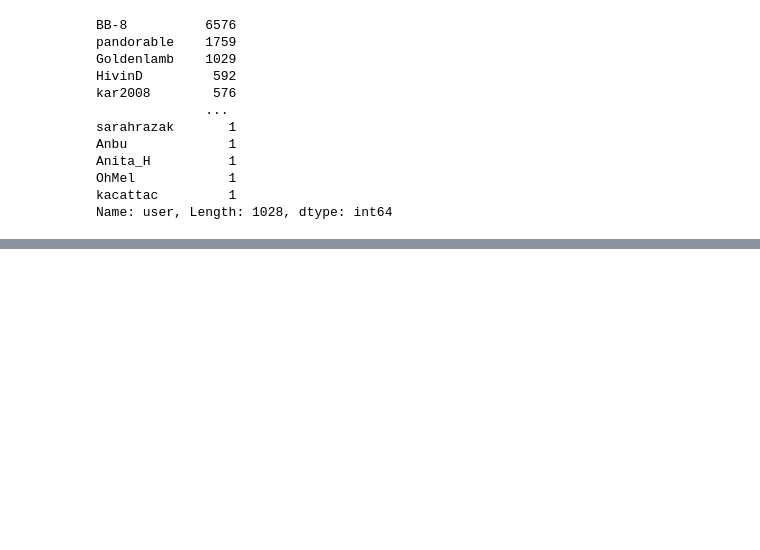
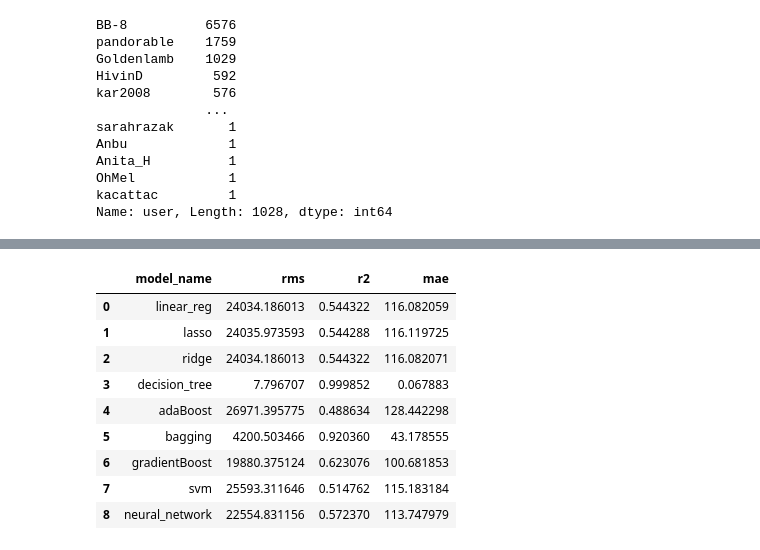
Before and after one commit to juliusmarkwei/Scrabble-Player-Rating, a Jupyter notebook: scrabble-player-rating.ipynb, the cells around one changed output, grey strips where cells are left out. Saved outputs shown, nothing was run; the diff lists cells and outputs as text; code cells hidden in the pictures; blank space fills up the shorter version.

```diff
--- a/scrabble-player-rating.ipynb
+++ b/scrabble-player-rating.ipynb
@@ -205,0 +261,32 @@ users_who_won[0]
+# %%
+def evaluate_models(models_dict, x_train, y_train):
+    """
+    Evaluate models using x_train and y_train data.
+
+    Parameters:
+        - models (dict): Dictionary of models with model names as keys and model initialization as values.
+        - x_train (array-like): Input training data.
+        - y_train (array-like): Target training data.
+
+    Returns:
+        - df (pandas DataFrame): DataFrame containing model_name, rms, r2, and mae for each model.
+    """
+    results = []
+    for model_name, model in models_dict.items():
+        # Fit the model
+        model.fit(x_train, y_train)
+
+        # Predict on training data
+        y_pred = model.predict(x_train)
+
+        # Calculate evaluation metrics
+        rms = mean_squared_error(y_train, y_pred, squared=True)
+        r2 = r2_score(y_train, y_pred)
+        mae = mean_absolute_error(y_train, y_pred)
+
+        # Append results to list
+        results.append([model_name, rms, r2, mae])
+    # Create DataFrame from results list
+    df = pd.DataFrame(results, columns=['model_name', 'rms', 'r2', 'mae'])
+
+    return df
@@ -205,0 +302,16 @@ users_who_won[0]
+# %%
+X_train = train_df.drop(['user', 'game_id', 'user_rating'], axis=1)
+Y_train = train_df['user_rating']
+# %%
+evaluate_models(models, X_train, Y_train)
+# %% [output]
+|  | model_name | rms | r2 | mae |
+| 0 | linear_reg | 24034.186013 | 0.544322 | 116.082059 |
+| 1 | lasso | 24035.973593 | 0.544288 | 116.119725 |
+| 2 | ridge | 24034.186013 | 0.544322 | 116.082071 |
+| 3 | decision_tree | 7.796707 | 0.999852 | 0.067883 |
+| 4 | adaBoost | 26971.395775 | 0.488634 | 128.442298 |
+| 5 | bagging | 4200.503466 | 0.920360 | 43.178555 |
+| 6 | gradientBoost | 19880.375124 | 0.623076 | 100.681853 |
+| 7 | svm | 25593.311646 | 0.514762 | 115.183184 |
+| 8 | neural_network | 22554.831156 | 0.572370 | 113.747979 |
```
Also changed, not shown: parts of 13 cells of this notebook.
